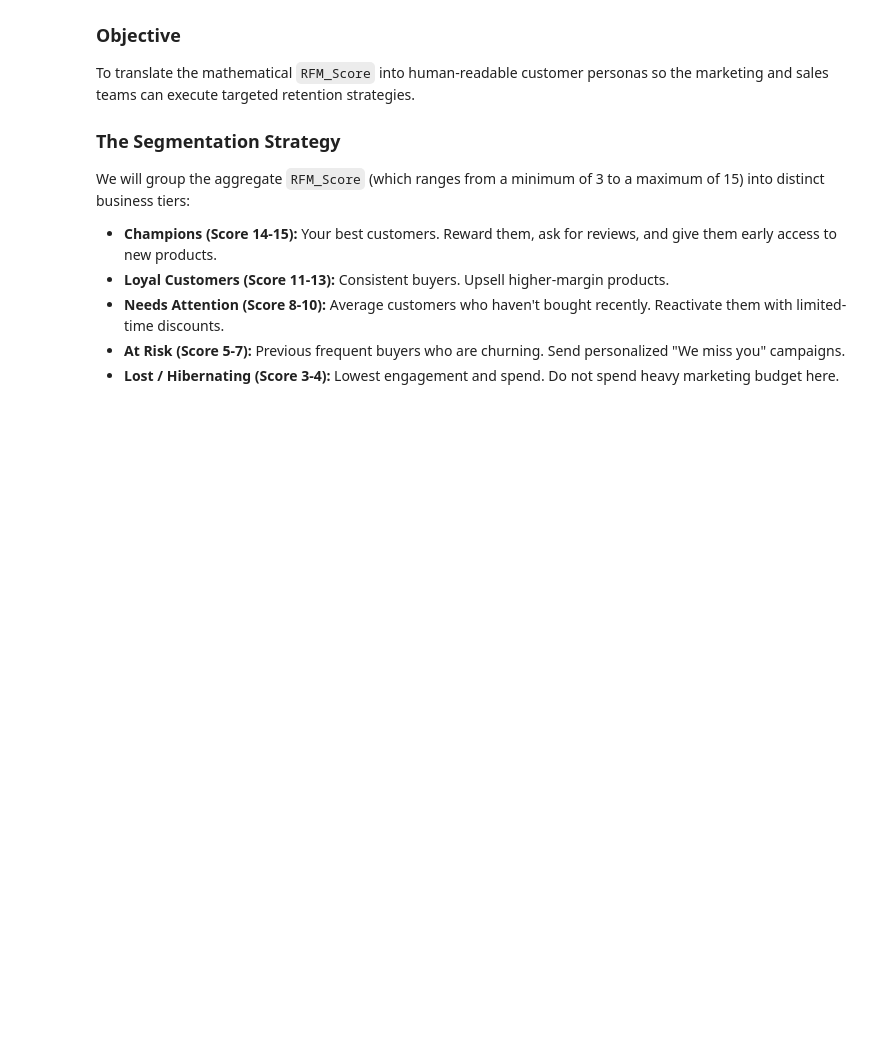
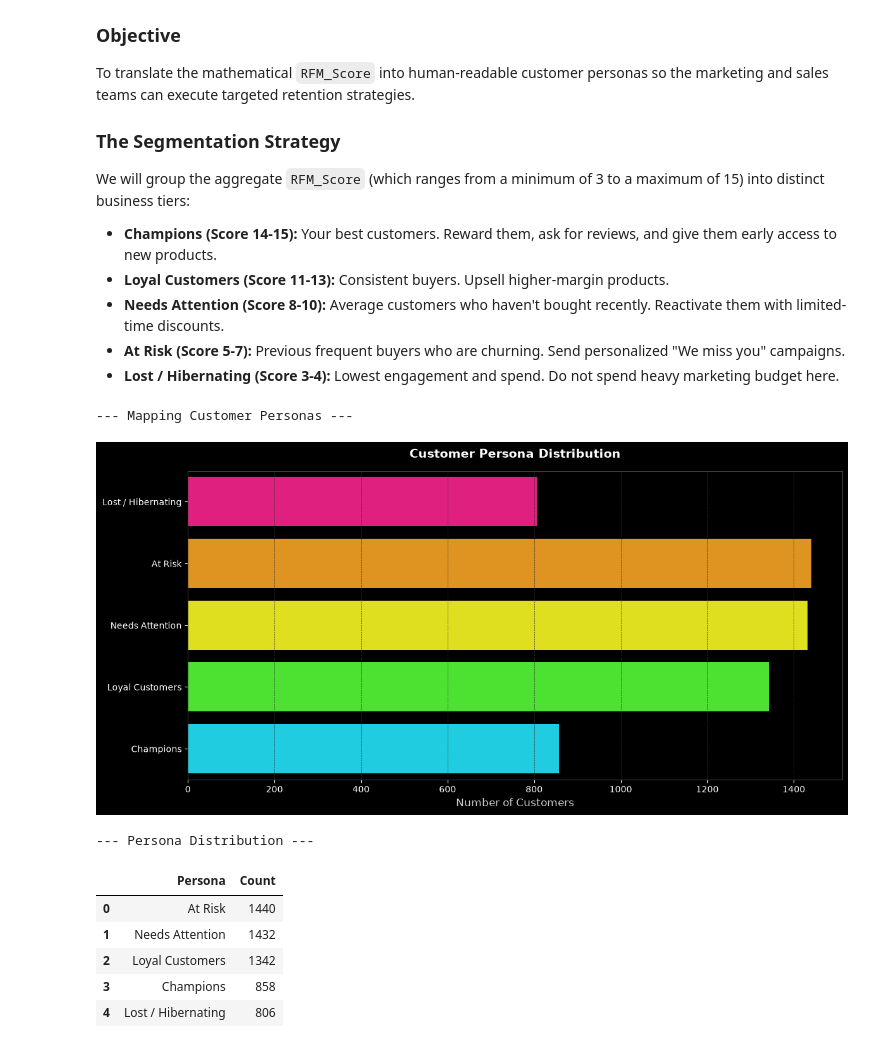
Before and after one commit to MianArslan09/UCI-Retail-II-Data-EDA, a Jupyter notebook: notebooks/EDA.ipynb, the cells around one changed output. Saved outputs shown, nothing was run; the diff lists cells and outputs as text; code cells hidden in the pictures; blank space fills up the shorter version.

Commit message:
feat(feat-eng): map RFM scores to business personas and visualize
- Utilize pd.cut() to map RFM_Score integer bins to categorical persona labels
- Generate 'Customer_Persona' feature for downstream marketing pipelines
- Render dark-mode horizontal bar chart displaying persona distribution
- Output quantitative persona counts for stakeholder review

```diff
--- a/notebooks/EDA.ipynb
+++ b/notebooks/EDA.ipynb
@@ -1538,3 +1538,61 @@ We will group the aggregate `RFM_Score` (which ranges from a minimum of 3 to a m
 * **Needs Attention (Score 8-10):** Average customers who haven't bought recently. Reactivate them with limited-time discounts.
 * **At Risk (Score 5-7):** Previous frequent buyers who are churning. Send personalized "We miss you" campaigns.
 * **Lost / Hibernating (Score 3-4):** Lowest engagement and spend. Do not spend heavy marketing budget here.
+# %%
+# ==========================================
+# 19. CUSTOMER PERSONA MAPPING
+# ==========================================
+import matplotlib.pyplot as plt
+import seaborn as sns
+
+print("--- Mapping Customer Personas ---")
+
+# 1. Define the bin edges and labels
+# Bins work like: (min, edge1], (edge1, edge2]...
+bins = [2, 4, 7, 10, 13, 15]
+labels = ['Lost / Hibernating', 'At Risk', 'Needs Attention', 'Loyal Customers', 'Champions']
+
+# 2. Apply the mapping to create a new feature
+rfm['Customer_Persona'] = pd.cut(rfm['RFM_Score'], bins=bins, labels=labels)
+
+# 3. Aggregate the results for visualization
+persona_counts = rfm['Customer_Persona'].value_counts().reset_index()
+persona_counts.columns = ['Persona', 'Count']
+
+# 4. VISUALIZATION (DARK AESTHETIC)
+plt.style.use('dark_background')
+fig, ax = plt.subplots(figsize=(12, 6))
+neon_palette = ['#ff007f', '#ff9900', '#ffff00', '#39ff14', '#00e5ff'] # Red to Blue spectrum
+
+sns.barplot(
+    x='Count',
+    y='Persona',
+    data=persona_counts,
+    palette=neon_palette,
+    ax=ax
+)
+
+ax.set_title('Customer Persona Distribution', pad=15, fontsize=14, fontweight='bold')
+ax.set_xlabel('Number of Customers', fontsize=12, color='#cccccc')
+ax.set_ylabel('')
+ax.grid(color='#333333', linestyle='--', linewidth=0.5, axis='x')
+for spine in ax.spines.values():
+    spine.set_color('#444444')
+
+plt.tight_layout()
+plt.show()
+plt.style.use('default')
+
+# 5. Output the distribution
+print("--- Persona Distribution ---")
+display(persona_counts)
+# %% [output]
+--- Mapping Customer Personas ---
+[figure, added]
+--- Persona Distribution ---
+|  | Persona | Count |
+| 0 | At Risk | 1440 |
+| 1 | Needs Attention | 1432 |
+| 2 | Loyal Customers | 1342 |
+| 3 | Champions | 858 |
+| 4 | Lost / Hibernating | 806 |
```
